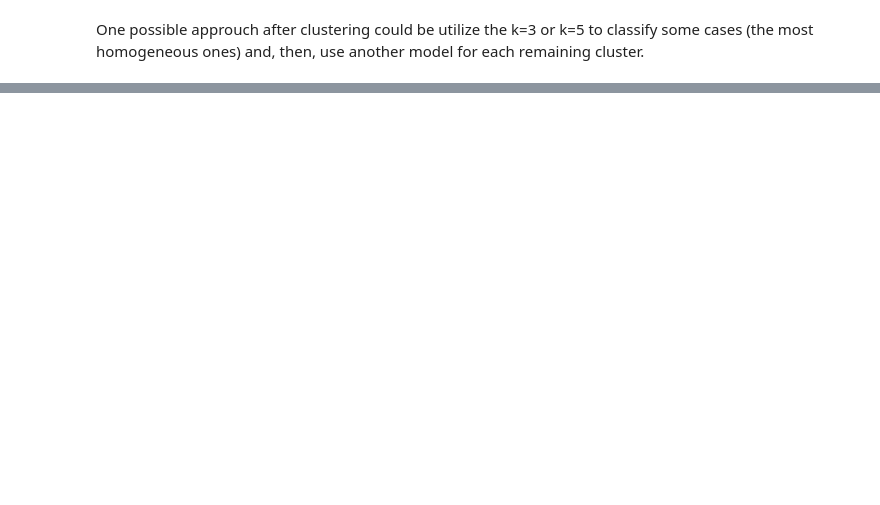
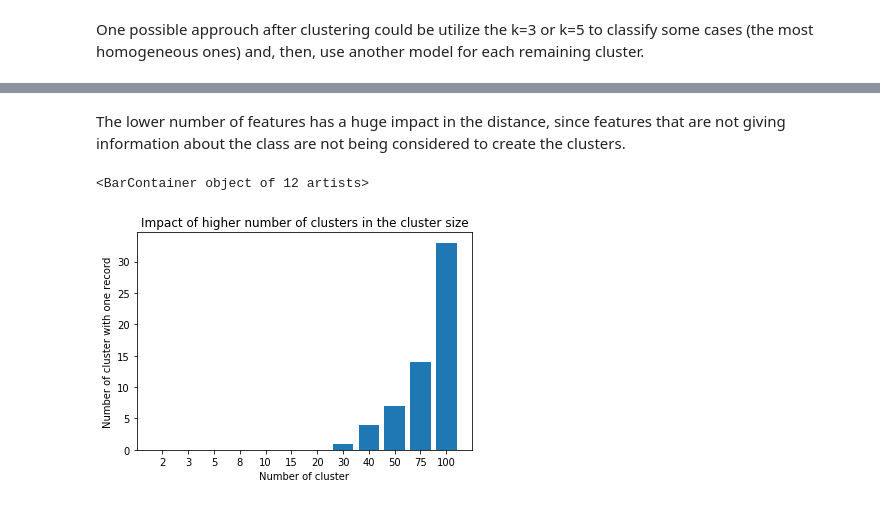
Before and after one commit to RenanNunes/Data_Science_Project_IST, a Jupyter notebook: parkinson_diasease/07_Clustering.ipynb, the cells around one changed output, grey strips where cells are left out. Drawn from its saved outputs; the diff is of its cells as text; code cells hidden in the pictures; blank space fills up the shorter version.

```diff
--- a/parkinson_diasease/07_Clustering.ipynb
+++ b/parkinson_diasease/07_Clustering.ipynb
@@ -76,0 +79,9 @@ One possible approuch after clustering could be utilize the k=3 or k=5 to classi
+# %%
+from sklearn.feature_selection import SelectKBest, f_classif
+
+selector = SelectKBest(f_classif, k=10)
+X_new = selector.fit_transform(X_9, y_9)
+
+n_clusters = np.array([2, 3, 5, 8, 10, 15, 20, 30, 40, 50, 75, 100])
+
+results_fs = analyzes.kmeans(X_new, y_9, n_clusters, y_interval=(0, 100), y_interval2=(0, 0.6))
@@ -76,0 +90,12 @@ One possible approuch after clustering could be utilize the k=3 or k=5 to classi
+# %% [markdown]
+The lower number of features has a huge impact in the distance, since features that are not giving information about the class are not being considered to create the clusters.
+# %%
+fig = plt.figure()
+ax = plt.gca()
+ax.set_title("Impact of higher number of clusters in the cluster size")
+ax.set_xlabel("Number of cluster")
+ax.set_ylabel("Number of cluster with one record")
+plt.bar(n_clusters.astype(str), results_fs[:, 2])
+# %% [output]
+<BarContainer object of 12 artists>
+[figure, added]
```
Also changed, not shown: parts of 9 cells of this notebook, 1 other file.
